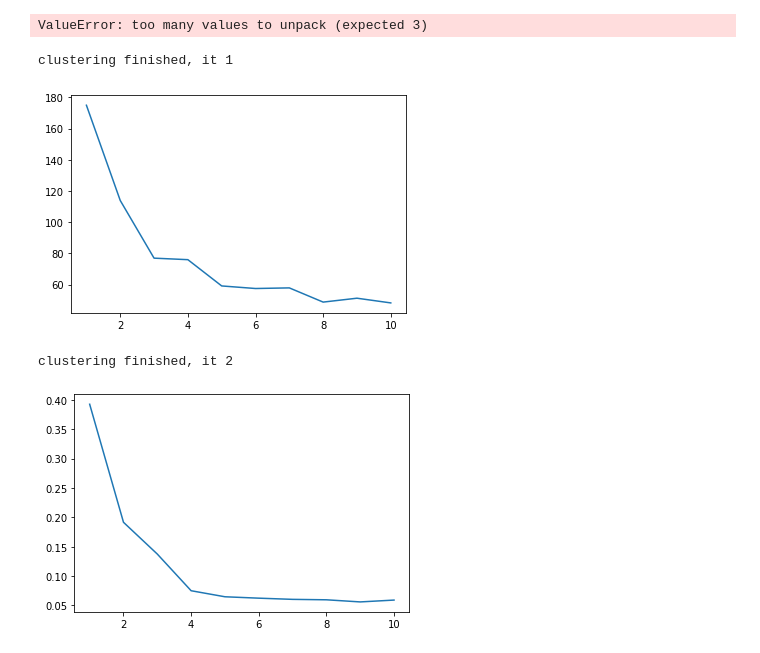
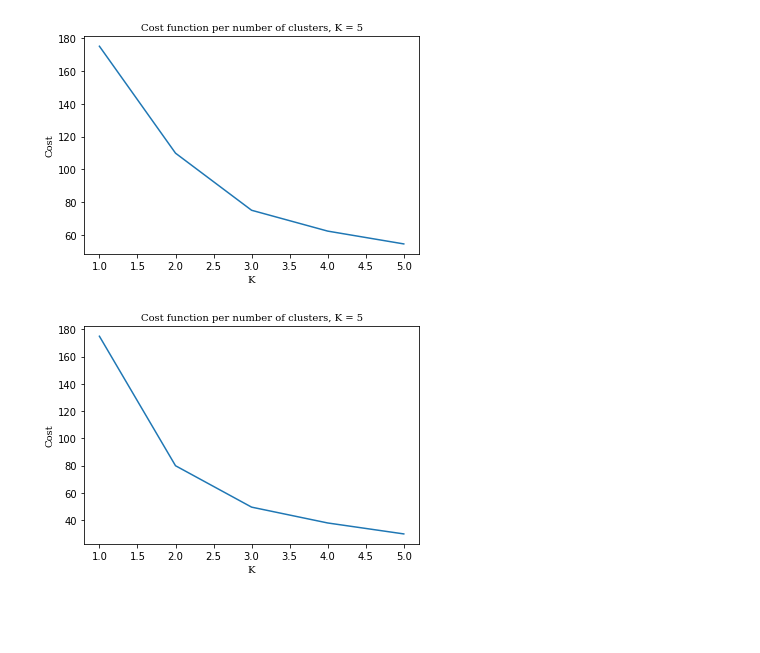
Before and after one commit to Hosein-Beheshti/CI-Fuzzy-C-means, a Jupyter notebook: FCM.ipynb, the cells around one changed output. Drawn from its saved outputs; the diff is of its cells as text; code cells hidden in the pictures; blank space fills up the shorter version.

Commit message:
some changes on cost function

```diff
--- a/FCM.ipynb
+++ b/FCM.ipynb
@@ -62,8 +61,7 @@ def c_means(df, k, max_it):
     return centroids, membership_matrix, minvalue_series
 # %%
 #Calculate cost
-def cost_calculate(df, centroids, membership_matrix):
-    m = 2
+def cost_calculate(df, centroids, membership_matrix, m):
     EuclidianDistance = pd.DataFrame()
     cost = 0
 
@@ -75,22 +73,28 @@ def cost_calculate(df, centroids, membership_matrix):
         EuclidianDistance[len(EuclidianDistance.columns)] = x
     # print(EuclidianDistance)
     # print(membership_matrix)
-    cost = ((np.multiply(EuclidianDistance, membership_matrix).sum(axis=1)/len(df.columns)).sum())/len(df)
+    cost = ((np.multiply(EuclidianDistance, np.power(membership_matrix, m)).sum(axis=1)).sum())/len(df)
     # print(cost)
     return cost
 # %%
-def plot_cost(df, k):
+def plot_cost(df, k, m):
     axis = []
     k_list = []
     for i in range(1,k + 1):
 
-        centroids, membership_matrix, minvalue_seri = c_means(df, i, 500)
-        cost = cost_calculate(df, centroids, membership_matrix)
+        centroids, membership_matrix, minvalue_seri = c_means(df, i, m, 100)
+        cost = cost_calculate(df, centroids, membership_matrix, m)
 
         axis.append(cost)
         k_list.append(i)
+
     #plot
-    plt.plot(k_list, axis, label = "MAE")
+    font1 = {'family':'serif','color':'black','size':10}
+
+    plt.xlabel("K", fontdict = font1)
+    plt.ylabel("Cost", fontdict = font1)
+    plt.title('Cost function per number of clusters, ' + 'K = '+str(k), fontdict = font1)
+    plt.plot(k_list, axis, label = "Cost Function")
     plt.show()
 # %%
 our_datasets = []
@@ -98,18 +102,15 @@ our_datasets.append(read_dataset("datasets/", "data1.csv"))
 our_datasets.append(read_dataset("datasets/", "data2.csv"))
 our_datasets.append(read_dataset("datasets/", "data3.csv"))
 our_datasets.append(read_dataset("datasets/", "data4.csv"))
-# %%
-plot_cost(our_datasets[0], 5)
-# %% [output]
-ValueError: too many values to unpack (expected 3)
-# %%
-plot_MAE(our_datasets[0], 10)
-# %% [output]
-clustering finished, it 1
-[figure, removed]
-# %%
-plot_MAE(our_datasets[1], 10)
-# %% [output]
-clustering finished, it 2
-[figure, removed]
+# %%
+k = 5
+m = 1.25
+plot_cost(our_datasets[0], k, m)
+
+k = 5
+m = 2
+plot_cost(our_datasets[0], k, m)
+# %% [output]
+[figure, added]
+[figure, added]
 # %%
```
Also changed, not shown: parts of 5 cells of this notebook.
